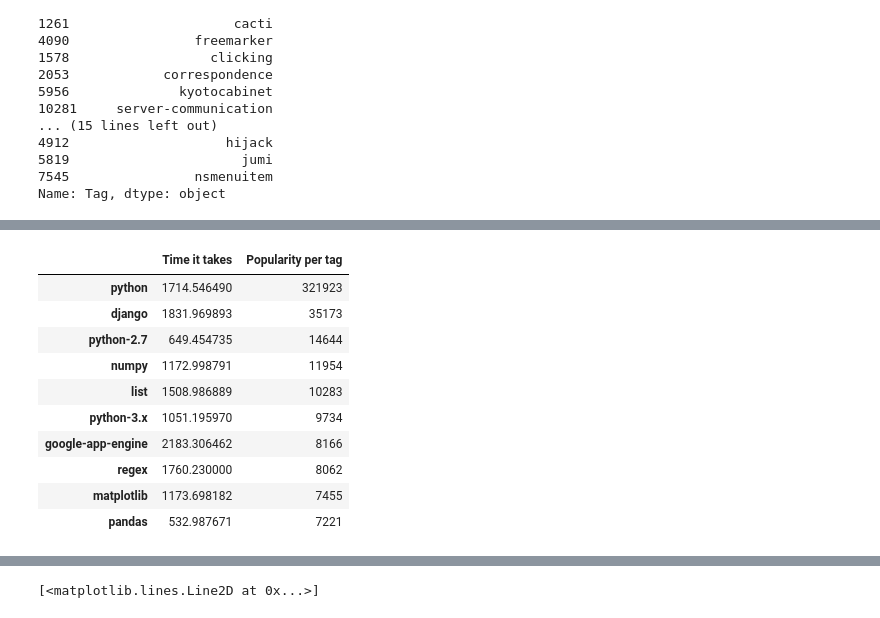
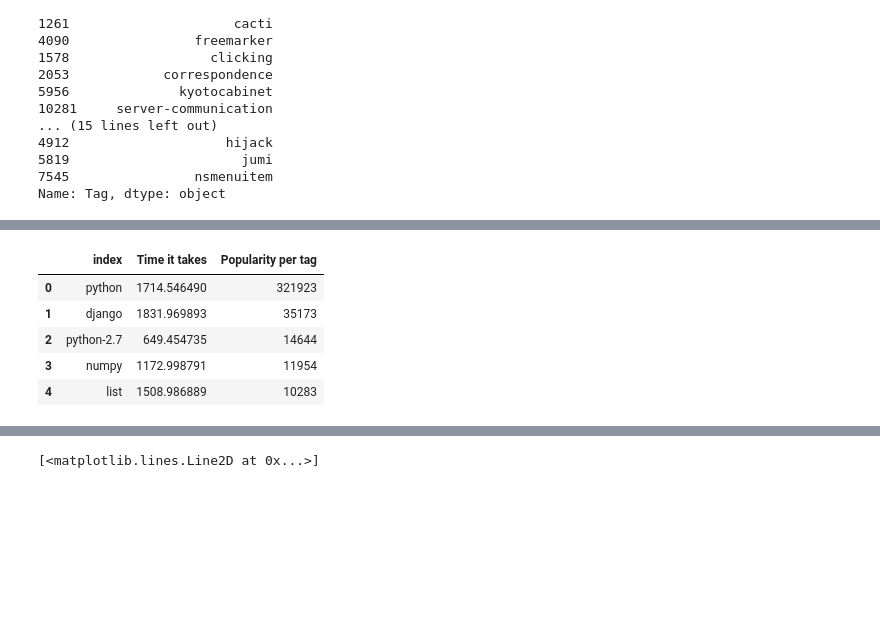
Before and after one commit to fosshie/tnn, a Jupyter notebook: Overstack_Python.ipynb, the cells around one changed output, grey strips where cells are left out. Cells and saved outputs as stored; diff of their text form; code cells hidden in the pictures; blank space fills up the shorter version.

```diff
--- a/Overstack_Python.ipynb
+++ b/Overstack_Python.ipynb
@@ -297,16 +300,13 @@ Text(0.5,1,"Average Waiting Time vs. Tags' Popularity")
 # %%
 #Quickly check the above plot with our data frame
 scatter_df = scatter_df.sort_values(ascending=False, by = 'Popularity per tag')
-scatter_df.head(10)
+scatter_df = scatter_df.reset_index()
+
+scatter_df.head()
 # %% [output]
-|  | Time it takes | Popularity per tag |
-| python | 1714.546490 | 321923 |
-| django | 1831.969893 | 35173 |
-| python-2.7 | 649.454735 | 14644 |
-| numpy | 1172.998791 | 11954 |
-| list | 1508.986889 | 10283 |
-| python-3.x | 1051.195970 | 9734 |
-| google-app-engine | 2183.306462 | 8166 |
-| regex | 1760.230000 | 8062 |
-| matplotlib | 1173.698182 | 7455 |
-| pandas | 532.987671 | 7221 |
+|  | index | Time it takes | Popularity per tag |
+| 0 | python | 1714.546490 | 321923 |
+| 1 | django | 1831.969893 | 35173 |
+| 2 | python-2.7 | 649.454735 | 14644 |
+| 3 | numpy | 1172.998791 | 11954 |
+| 4 | list | 1508.986889 | 10283 |
```
Also changed, not shown: parts of 18 cells of this notebook.
